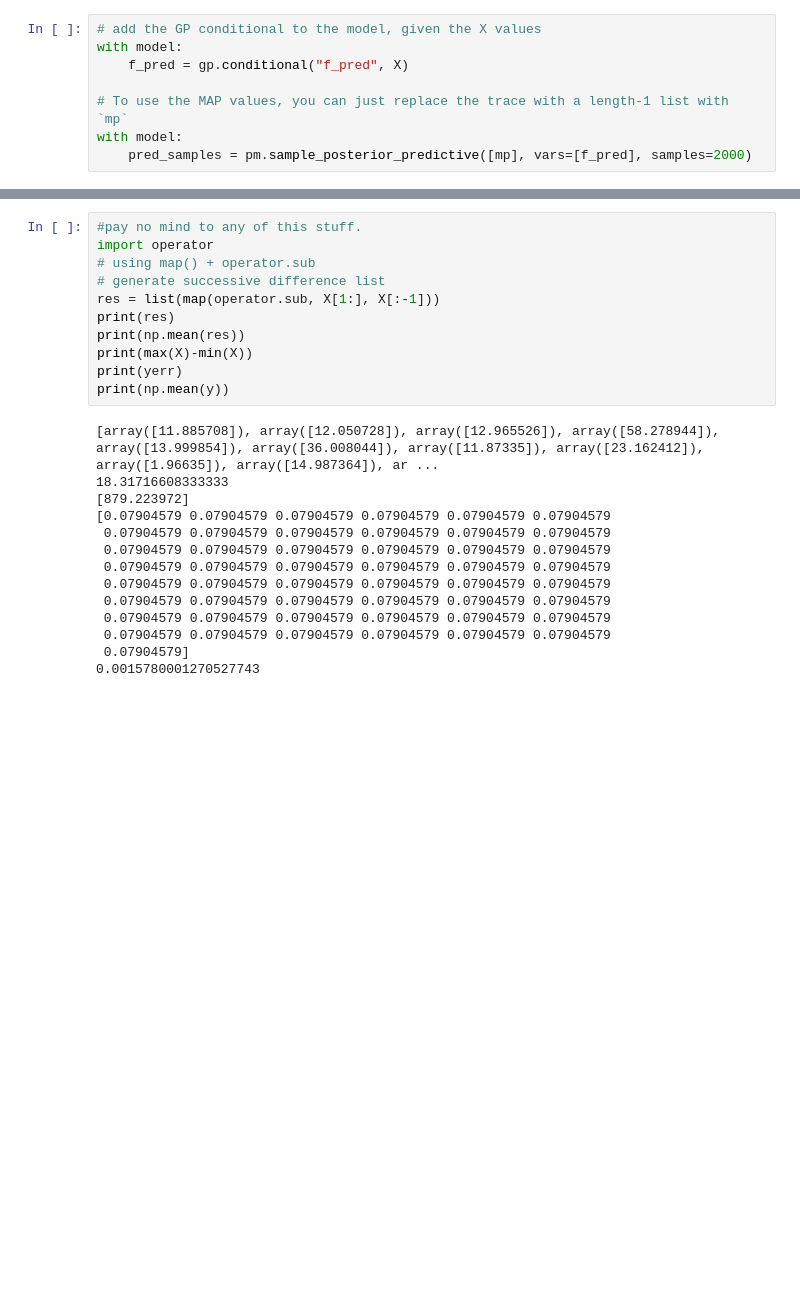
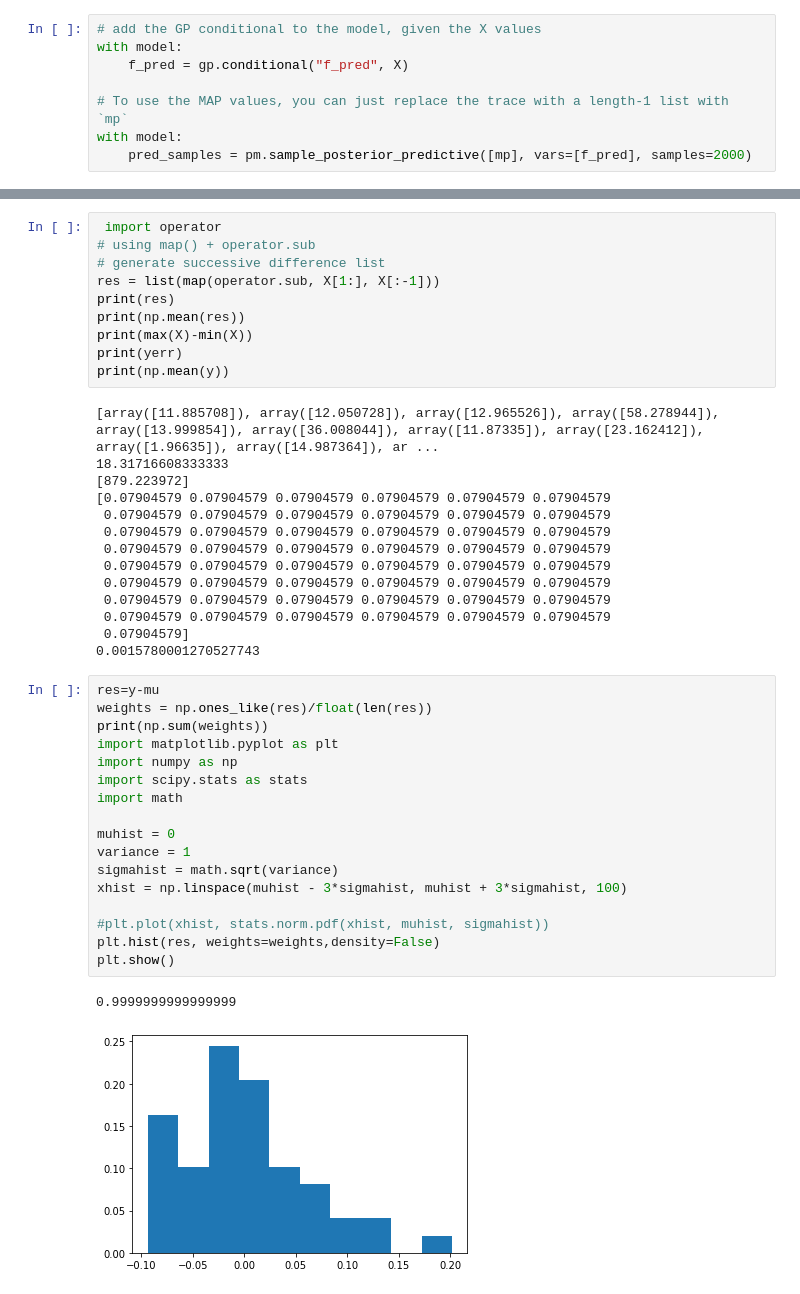
Before and after one commit to MalteBrinch/Master-Thesis-Code, a Jupyter notebook: Continuum model CAR(1).ipynb, the cells around one changed output, grey strips where cells are left out. Cells and saved outputs as stored; diff of their text form; blank space fills up the shorter version.

```diff
--- a/Continuum model CAR(1).ipynb
+++ b/Continuum model CAR(1).ipynb
@@ -190,6 +197,5 @@ plt.title("Posterior distribution over $f(x)$ at the observed values"); plt.lege
 # %%
-#pay no mind to any of this stuff.
-import operator
+ import operator
 # using map() + operator.sub
 # generate successive difference list
 res = list(map(operator.sub, X[1:], X[:-1]))
@@ -212,3 +218,23 @@ print(np.mean(y))
  0.07904579 0.07904579 0.07904579 0.07904579 0.07904579 0.07904579
  0.07904579]
 0.0015780001270527743
+# %%
+res=y-mu
+weights = np.ones_like(res)/float(len(res))
+print(np.sum(weights))
+import matplotlib.pyplot as plt
+import numpy as np
+import scipy.stats as stats
+import math
+
+muhist = 0
+variance = 1
+sigmahist = math.sqrt(variance)
+xhist = np.linspace(muhist - 3*sigmahist, muhist + 3*sigmahist, 100)
+
+#plt.plot(xhist, stats.norm.pdf(xhist, muhist, sigmahist))
+plt.hist(res, weights=weights,density=False)
+plt.show()
+# %% [output]
+0.9999999999999999
+[figure, added]
```
Also changed, not shown: parts of 14 cells of this notebook.
